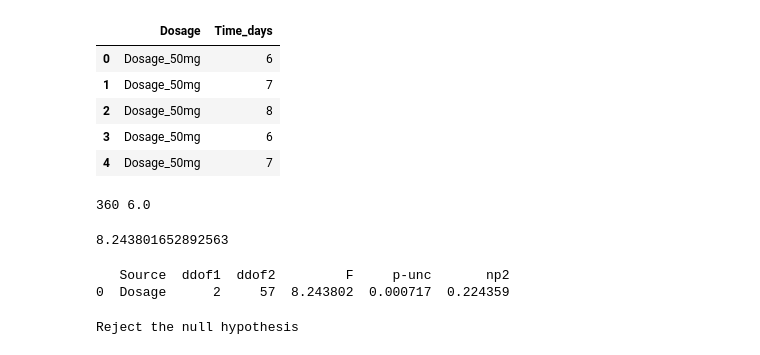
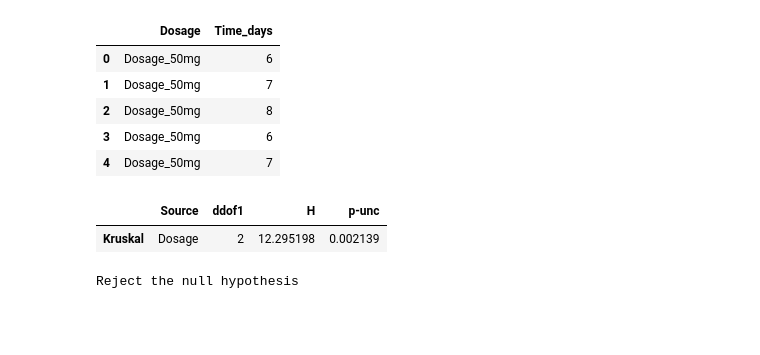
Before and after one commit to amr-salah92/Healthcare-Drug-Efficacy, a Jupyter notebook: Healthcare Drug Efficacy.ipynb, the cells around one changed output. Saved outputs shown, nothing was run; the diff lists cells and outputs as text; code cells hidden in the pictures; blank space fills up the shorter version.

```diff
--- a/Healthcare Drug Efficacy.ipynb
+++ b/Healthcare Drug Efficacy.ipynb
@@ -178,29 +212,11 @@ data_n.head()
 | 2 | Dosage_50mg | 8 |
 | 3 | Dosage_50mg | 6 |
 | 4 | Dosage_50mg | 7 |
-# %%
-sum_data = data_n['Time_days'].sum()
-mean_data = data_n['Time_days'].mean()
-
-print(sum_data, mean_data)
-# %% [output]
-360 6.0
-# %%
-# Correct SSbtw calculation
-n = 20  # per group
-ssbtw = n * ((mean_dose_50 - mean_data)**2 + (mean_dose_100 - mean_data)**2 + (mean_dose_150 - mean_data)**2)
-sswthin = ((data['Dosage_50mg']- mean_dose_50 )**2).sum() + ((data['Dosage_100mg']- mean_dose_100 )**2).sum() + ((data['Dosage_150mg']- mean_dose_150 )**2).sum()
-msbtw = ssbtw / 2
-mswthin = sswthin / 57
-f_val = msbtw / mswthin
-print(f_val)
-# %% [output]
-8.243801652892563
 # %%
-dif_btw_gps = pg.anova(data=data_n, dv='Time_days', between='Dosage')
-print(dif_btw_gps)
+# Perform kruskal-wallis test
+pg.kruskal(data=data_n, dv='Time_days', between='Dosage')
 # %% [output]
-   Source  ddof1  ddof2         F     p-unc       np2
-0  Dosage      2     57  8.243802  0.000717  0.224359
+|  | Source | ddof1 | H | p-unc |
+| Kruskal | Dosage | 2 | 12.295198 | 0.002139 |
 # %%
 alpha = 0.05
```
Also changed, not shown: parts of 8 cells of this notebook.
